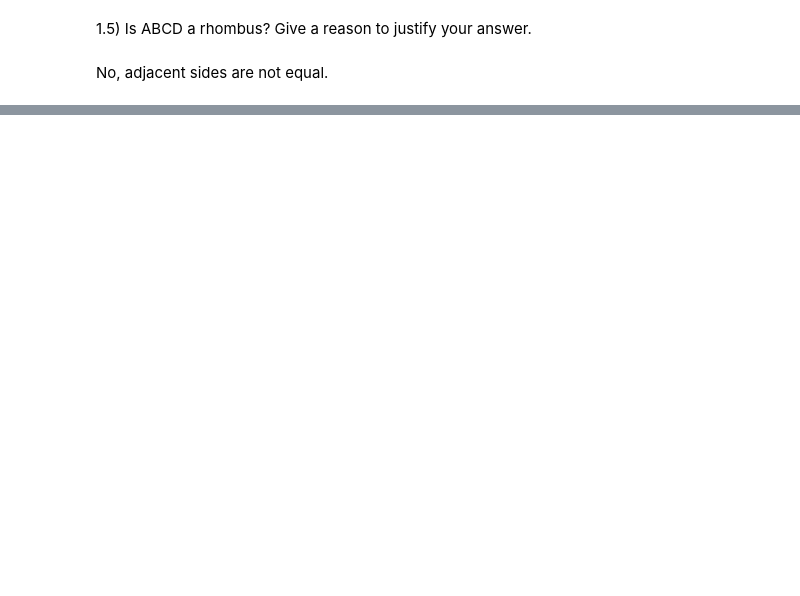
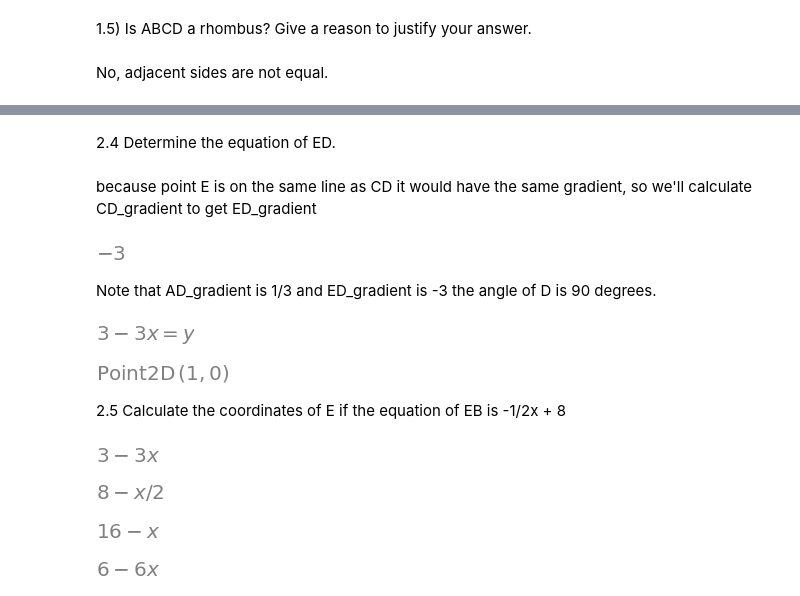
Before and after one commit to aaronrocha/Geometry_Jupyter_notebooks, a Jupyter notebook: ProvingQuadrilaterals.ipynb, the cells around one changed output, grey strips where cells are left out. Cells and saved outputs as stored; diff of their text form; code cells hidden in the pictures; blank space fills up the shorter version.

```diff
--- a/ProvingQuadrilaterals.ipynb
+++ b/ProvingQuadrilaterals.ipynb
@@ -117,0 +154,10 @@ A.distance(D) == C.distance(D)
+# %% [markdown]
+2.4 Determine the equation of ED.
+# %% [markdown]
+ because point E is on the same line as CD it would have the same gradient, so we'll calculate CD_gradient to get ED_gradient
+# %%
+ED_gradient = (C.y - D.y) / (C.x - D.x);ED_gradient
+# %% [output]
+[figure, added]
+# %% [markdown]
+Note that AD_gradient is 1/3 and ED_gradient is -3 the angle of D is 90 degrees.
@@ -117,0 +167,26 @@ A.distance(D) == C.distance(D)
+# %%
+Eq(rhs, lhs)
+# %% [output]
+[figure, added]
+# %%
+D
+# %% [output]
+[figure, added]
+# %% [markdown]
+2.5  Calculate the coordinates of E if the equation of EB is -1/2x + 8
+# %%
+ED_expr = -3 * x + 3;ED_expr
+# %% [output]
+[figure, added]
+# %%
+EB_expr = Rational(-1, 2) * x + 8;EB_expr
+# %% [output]
+[figure, added]
+# %%
+EB_expr = 2 * EB_expr;EB_expr
+# %% [output]
+[figure, added]
+# %%
+ED_expr = 2 * ED_expr;ED_expr
+# %% [output]
+[figure, added]
```
Also changed, not shown: parts of 47 cells of this notebook.
